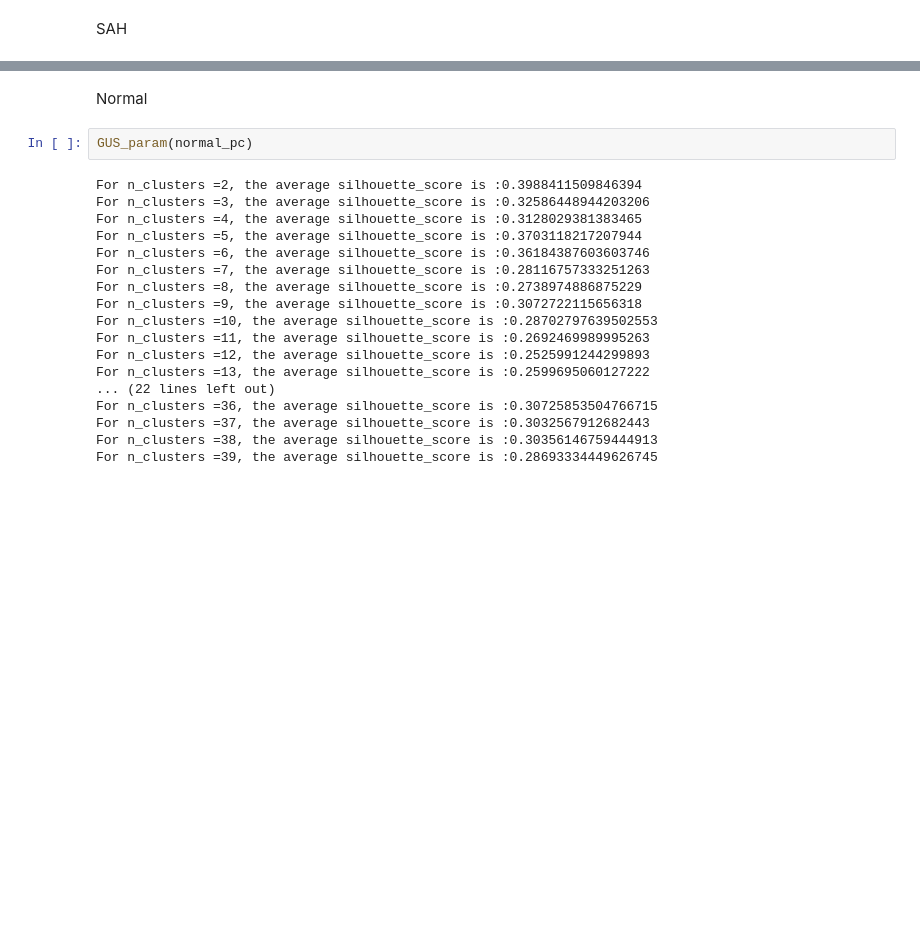
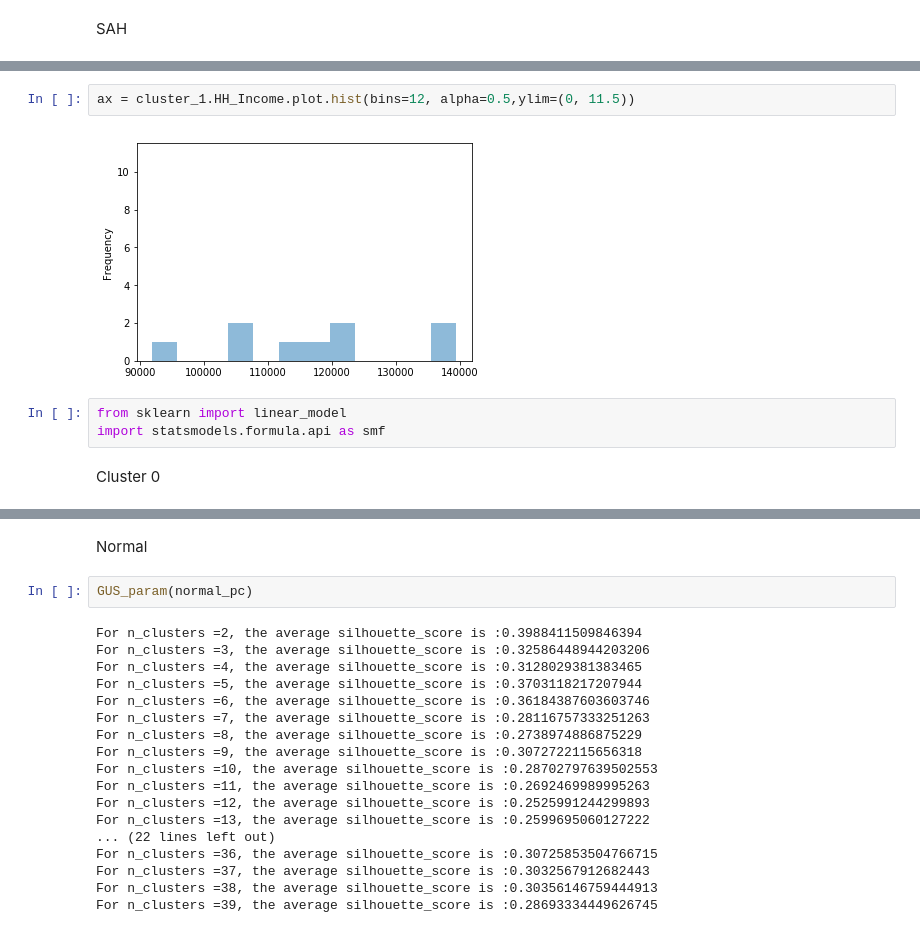
Before and after one commit to Fyfy1996/NYC_circular_econ, a Jupyter notebook: demographic_waste_cluster.ipynb, the cells around one changed output, grey strips where cells are left out. Saved outputs shown, nothing was run; the diff lists cells and outputs as text; blank space fills up the shorter version.

```diff
--- a/demographic_waste_cluster.ipynb
+++ b/demographic_waste_cluster.ipynb
@@ -326,0 +344,9 @@ plt.show()
+# %%
+ax = cluster_1.HH_Income.plot.hist(bins=12, alpha=0.5,ylim=(0, 11.5))
+# %% [output]
+[figure, added]
+# %%
+from sklearn import linear_model
+import statsmodels.formula.api as smf
+# %% [markdown]
+Cluster 0
```
Also changed, not shown: parts of 25 cells of this notebook.
